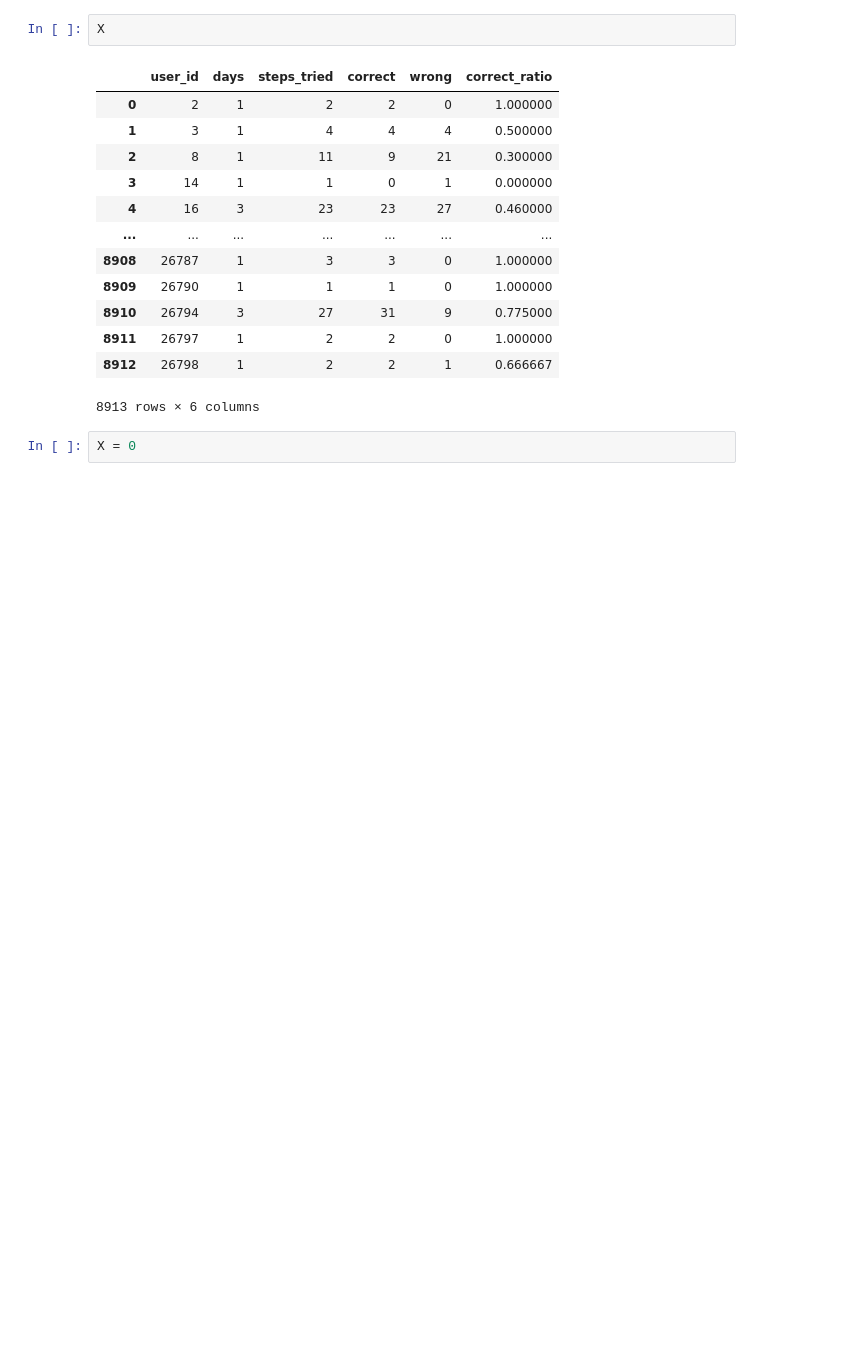
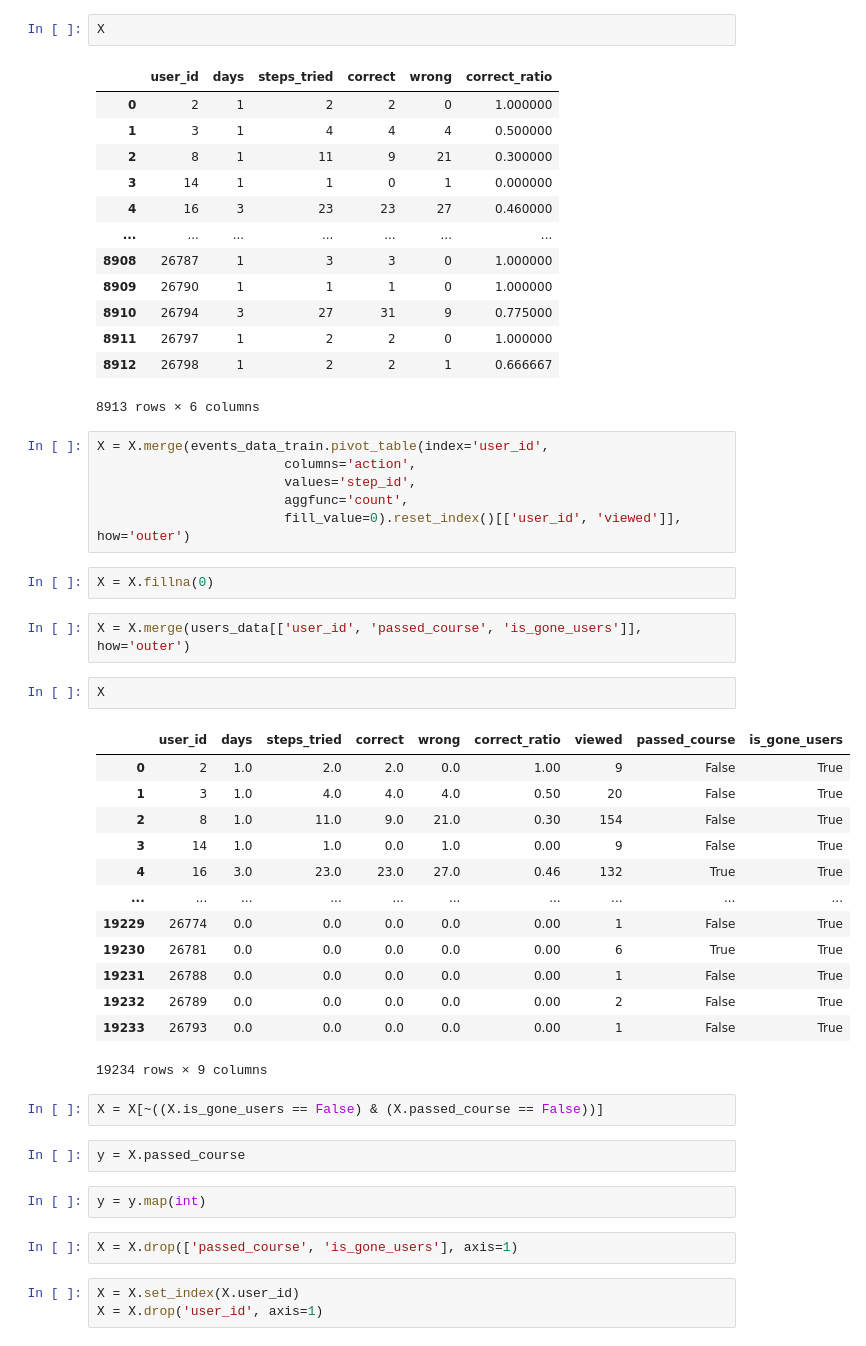
Before and after one commit to raent1/N_C_Projects, a Jupyter notebook: stepik_ml_contest/stepik_ml_project.ipynb, the cells around one changed output. Drawn from its saved outputs; the diff is of its cells as text; blank space fills up the shorter version.

```diff
--- a/stepik_ml_contest/stepik_ml_project.ipynb
+++ b/stepik_ml_contest/stepik_ml_project.ipynb
@@ -588,5 +588,40 @@ X
 | 8911 | 26797 | 1 | 2 | 2 | 0 | 1.000000 |
 | 8912 | 26798 | 1 | 2 | 2 | 1 | 0.666667 |
 8913 rows × 6 columns
+# %%
+X = X.merge(events_data_train.pivot_table(index='user_id',
+                        columns='action',
+                        values='step_id',
+                        aggfunc='count',
+                        fill_value=0).reset_index()[['user_id', 'viewed']], how='outer')
 # %%
-X = 0
+X = X.fillna(0)
+# %%
+X = X.merge(users_data[['user_id', 'passed_course', 'is_gone_users']], how='outer')
+# %%
+X
+# %% [output]
+|  | user_id | days | steps_tried | correct | wrong | correct_ratio | viewed | passed_course | is_gone_users |
+| 0 | 2 | 1.0 | 2.0 | 2.0 | 0.0 | 1.00 | 9 | False | True |
+| 1 | 3 | 1.0 | 4.0 | 4.0 | 4.0 | 0.50 | 20 | False | True |
+| 2 | 8 | 1.0 | 11.0 | 9.0 | 21.0 | 0.30 | 154 | False | True |
+| 3 | 14 | 1.0 | 1.0 | 0.0 | 1.0 | 0.00 | 9 | False | True |
+| 4 | 16 | 3.0 | 23.0 | 23.0 | 27.0 | 0.46 | 132 | True | True |
+| ... | ... | ... | ... | ... | ... | ... | ... | ... | ... |
+| 19229 | 26774 | 0.0 | 0.0 | 0.0 | 0.0 | 0.00 | 1 | False | True |
+| 19230 | 26781 | 0.0 | 0.0 | 0.0 | 0.0 | 0.00 | 6 | True | True |
+| 19231 | 26788 | 0.0 | 0.0 | 0.0 | 0.0 | 0.00 | 1 | False | True |
+| 19232 | 26789 | 0.0 | 0.0 | 0.0 | 0.0 | 0.00 | 2 | False | True |
+| 19233 | 26793 | 0.0 | 0.0 | 0.0 | 0.0 | 0.00 | 1 | False | True |
+19234 rows × 9 columns
+# %%
+X = X[~((X.is_gone_users == False) & (X.passed_course == False))]
+# %%
+y = X.passed_course
+# %%
+y = y.map(int)
+# %%
+X = X.drop(['passed_course', 'is_gone_users'], axis=1)
+# %%
+X = X.set_index(X.user_id)
+X = X.drop('user_id', axis=1)
```
